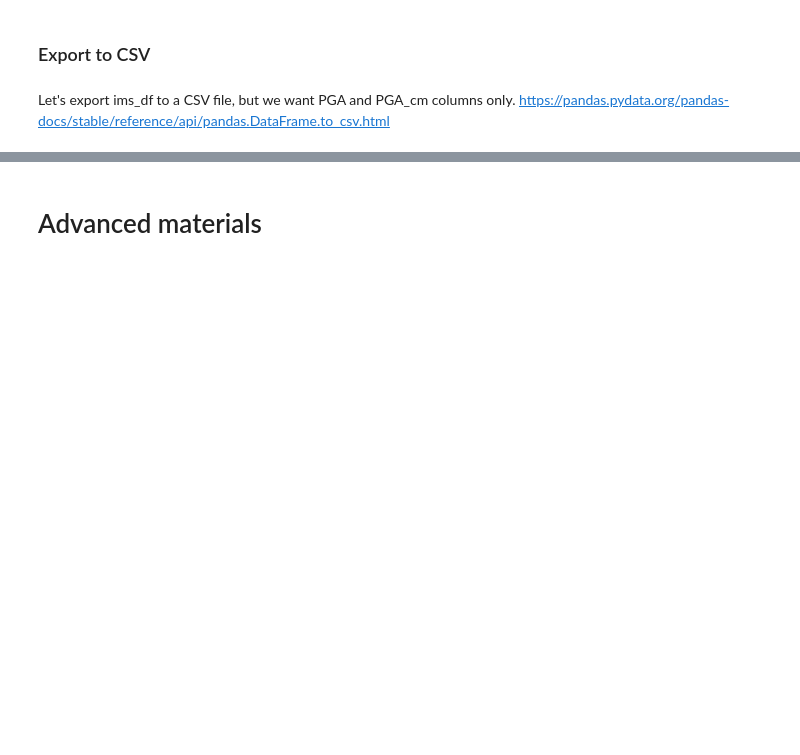
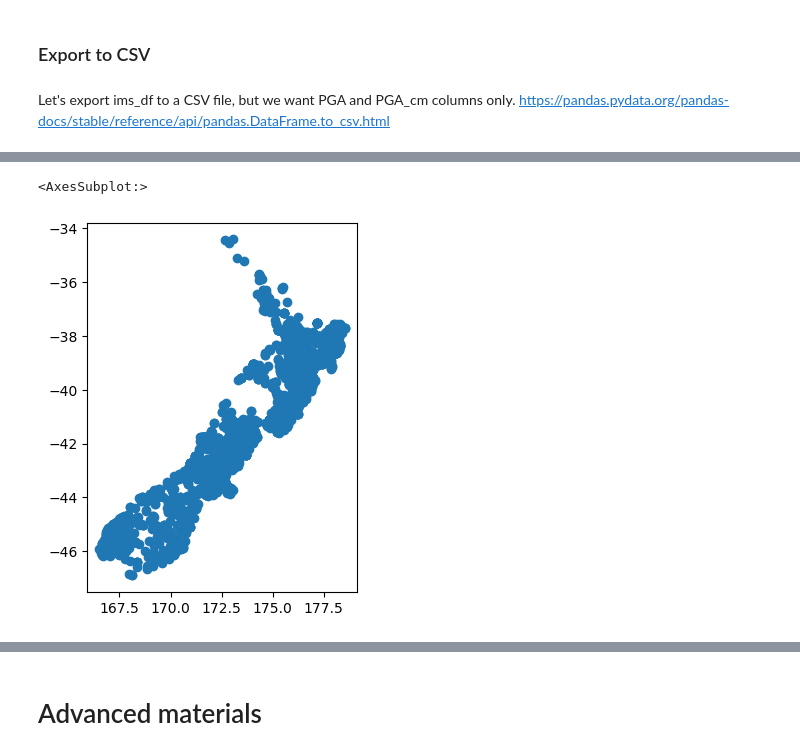
Before and after one commit to sungeunbae/python_tutorial, a Jupyter notebook: QuakeCoRE Python Workshop.ipynb, the cells around one changed output, grey strips where cells are left out. Drawn from its saved outputs; the diff is of its cells as text; code cells hidden in the pictures; blank space fills up the shorter version.

```diff
--- a/QuakeCoRE Python Workshop.ipynb
+++ b/QuakeCoRE Python Workshop.ipynb
@@ -969,0 +977,2 @@ ims_df.to_csv('ims2.csv',columns=['PGA','PGA_cm'])
+# %%
+data = pd.read_csv("real_nz_stations.ll",sep=' ',header=None,index_col=2,names=['lon','lat','station'])
@@ -969,0 +996,11 @@ ims_df.to_csv('ims2.csv',columns=['PGA','PGA_cm'])
+# %%
+crs={'init':'epsg:4326'}
+# %%
+geometry=[Point(xy) for xy in zip(data["lon"], data["lat"])]
+# %%
+geodata=gpd.GeoDataFrame(data,crs=crs, geometry=geometry)
+# %%
+geodata.plot()
+# %% [output]
+<AxesSubplot:>
+[figure, added]
```
Also changed, not shown: parts of 14 cells of this notebook, 8 other files.
